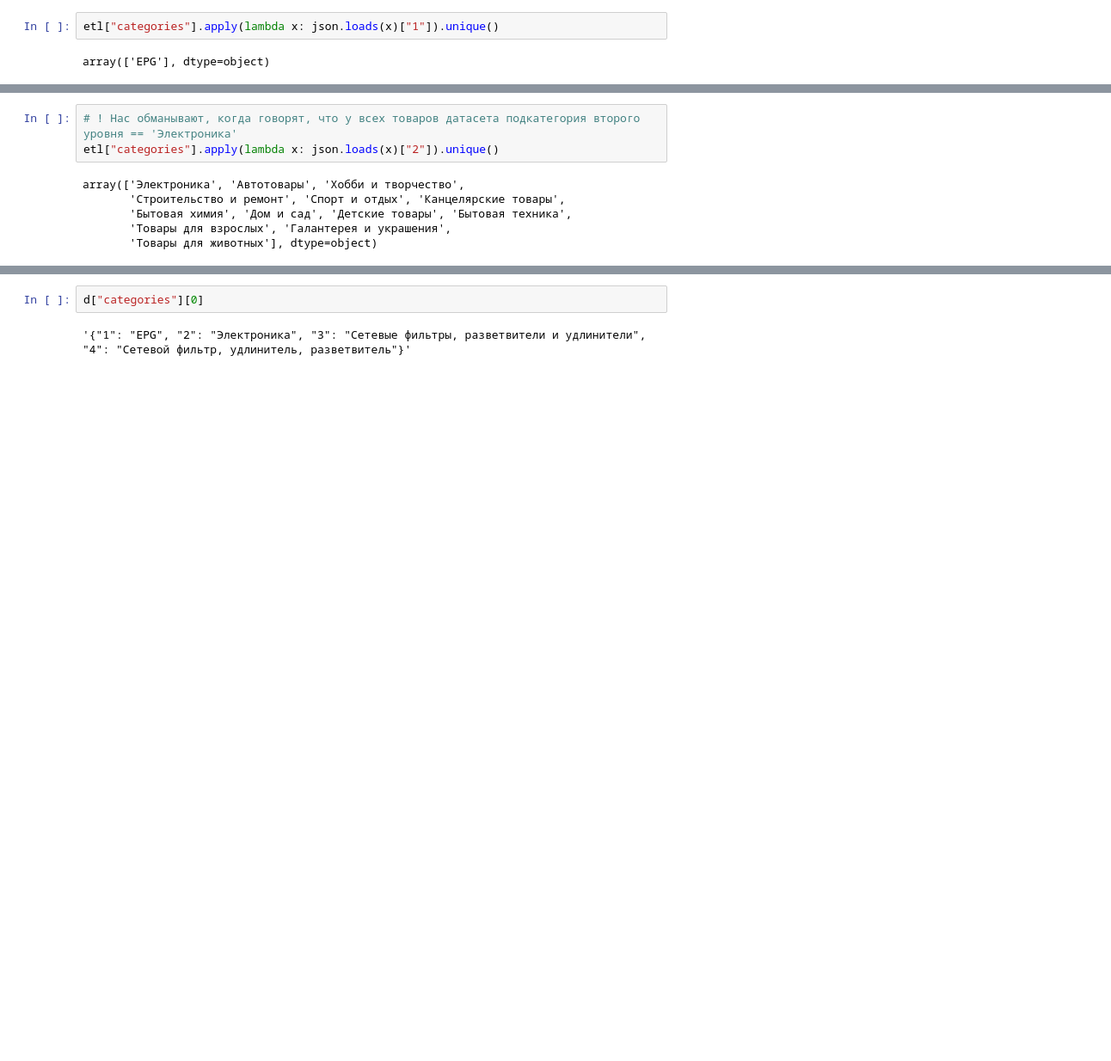
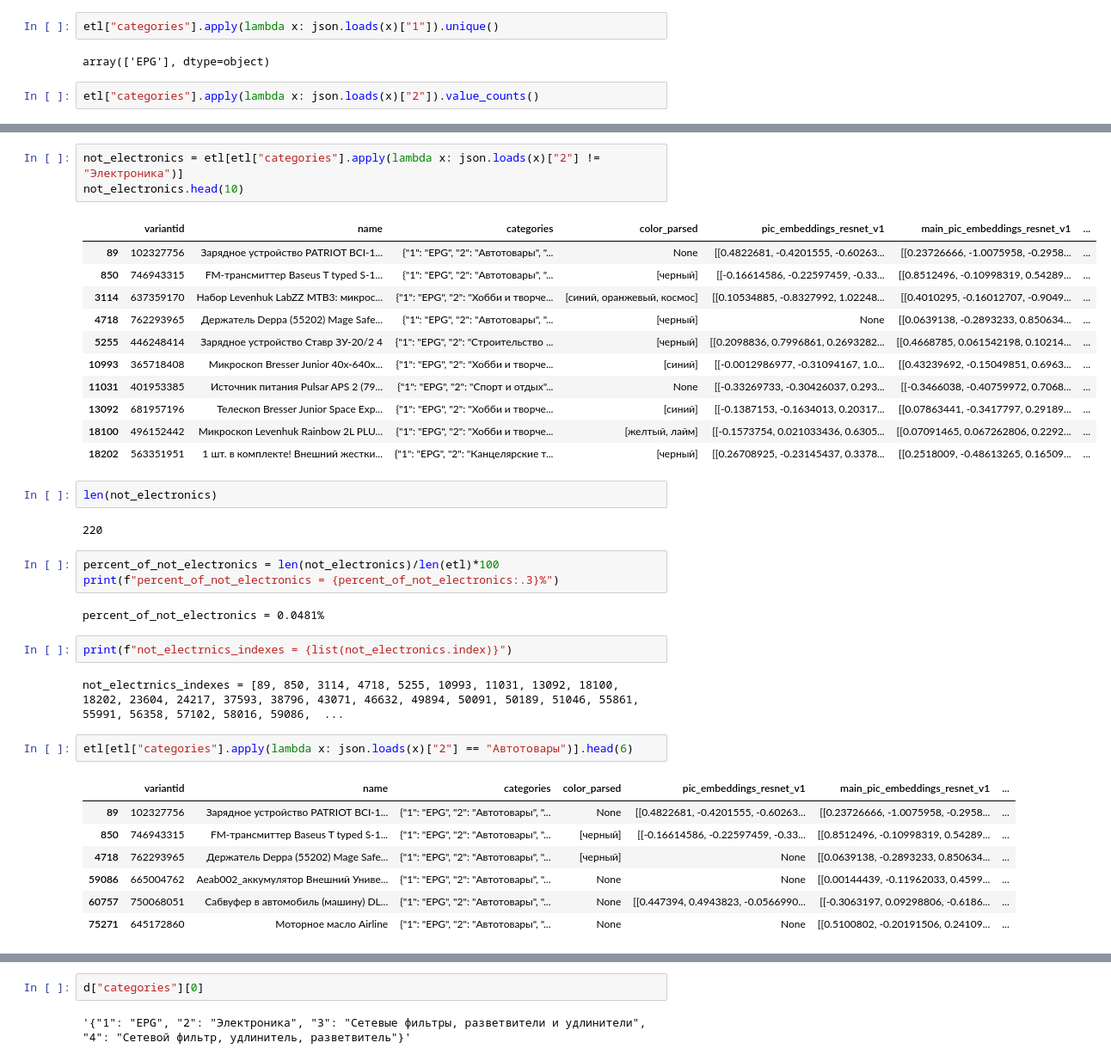
Before and after one commit to proshian/ozon_hackathon, a Jupyter notebook: dataset_investigation.ipynb, the cells around one changed output, grey strips where cells are left out. Shown at 86% size. Saved outputs shown, nothing was run; the diff lists cells and outputs as text; blank space fills up the shorter version.

```diff
--- a/dataset_investigation.ipynb
+++ b/dataset_investigation.ipynb
@@ -64,3 +64,5 @@ memory usage: 27.9+ MB
 etl["categories"].apply(lambda x: json.loads(x)["1"]).unique()
 # %% [output]
 array(['EPG'], dtype=object)
+# %%
+etl["categories"].apply(lambda x: json.loads(x)["2"]).value_counts()
@@ -67,12 +84,41 @@ array(['EPG'], dtype=object)
+# %%
+not_electronics = etl[etl["categories"].apply(lambda x: json.loads(x)["2"] != "Электроника")]
+not_electronics.head(10)
+# %% [output]
+|  | variantid | name | categories | color_parsed | pic_embeddings_resnet_v1 | main_pic_embeddings_resnet_v1 | ... |
+| 89 | 102327756 | Зарядное устройство PATRIOT BCI-1... | {"1": "EPG", "2": "Автотовары", "... | None | [[0.4822681, -0.4201555, -0.60263... | [[0.23726666, -1.0075958, -0.2958... | ... |
+| 850 | 746943315 | FM-трансмиттер Baseus T typed S-1... | {"1": "EPG", "2": "Автотовары", "... | [черный] | [[-0.16614586, -0.22597459, -0.33... | [[0.8512496, -0.10998319, 0.54289... | ... |
+| 3114 | 637359170 | Набор Levenhuk LabZZ MTВ3: микрос... | {"1": "EPG", "2": "Хобби и творче... | [синий, оранжевый, космос] | [[0.10534885, -0.8327992, 1.02248... | [[0.4010295, -0.16012707, -0.9049... | ... |
+| 4718 | 762293965 | Держатель Deppa (55202) Mage Safe... | {"1": "EPG", "2": "Автотовары", "... | [черный] | None | [[0.0639138, -0.2893233, 0.850634... | ... |
+| 5255 | 446248414 | Зарядное устройство Ставр ЗУ-20/2 4 | {"1": "EPG", "2": "Строительство ... | [черный] | [[0.2098836, 0.7996861, 0.2693282... | [[0.4668785, 0.061542198, 0.10214... | ... |
+| 10993 | 365718408 | Микроскоп Bresser Junior 40x-640x... | {"1": "EPG", "2": "Хобби и творче... | [синий] | [[-0.0012986977, -0.31094167, 1.0... | [[0.43239692, -0.15049851, 0.6963... | ... |
+| 11031 | 401953385 | Источник питания Pulsar APS 2 (79... | {"1": "EPG", "2": "Спорт и отдых"... | None | [[-0.33269733, -0.30426037, 0.293... | [[-0.3466038, -0.40759972, 0.7068... | ... |
+| 13092 | 681957196 | Телескоп Bresser Junior Space Exp... | {"1": "EPG", "2": "Хобби и творче... | [синий] | [[-0.1387153, -0.1634013, 0.20317... | [[0.07863441, -0.3417797, 0.29189... | ... |
+| 18100 | 496152442 | Микроскоп Levenhuk Rainbow 2L PLU... | {"1": "EPG", "2": "Хобби и творче... | [желтый, лайм] | [[-0.1573754, 0.021033436, 0.6305... | [[0.07091465, 0.067262806, 0.2292... | ... |
+| 18202 | 563351951 | 1 шт. в комплекте! Внешний жестки... | {"1": "EPG", "2": "Канцелярские т... | [черный] | [[0.26708925, -0.23145437, 0.3378... | [[0.2518009, -0.48613265, 0.16509... | ... |
+# %%
+len(not_electronics)
+# %% [output]
+220
+# %%
+percent_of_not_electronics = len(not_electronics)/len(etl)*100
+print(f"percent_of_not_electronics = {percent_of_not_electronics:.3}%")
+# %% [output]
+percent_of_not_electronics = 0.0481%
+# %%
+print(f"not_electrnics_indexes = {list(not_electronics.index)}")
+# %% [output]
+not_electrnics_indexes = [89, 850, 3114, 4718, 5255, 10993, 11031, 13092, 18100, 18202, 23604, 24217, 37593, 38796, 43071, 46632, 49894, 50091, 50189, 51046, 55861, 55991, 56358, 57102, 58016, 59086,  ...
 # %%
-# ! Нас обманывают, когда говорят, что у всех товаров датасета подкатегория второго уровня == 'Электроника'
-etl["categories"].apply(lambda x: json.loads(x)["2"]).unique()
+etl[etl["categories"].apply(lambda x: json.loads(x)["2"] == "Автотовары")].head(6)
 # %% [output]
-array(['Электроника', 'Автотовары', 'Хобби и творчество',
-       'Строительство и ремонт', 'Спорт и отдых', 'Канцелярские товары',
-       'Бытовая химия', 'Дом и сад', 'Детские товары', 'Бытовая техника',
-       'Товары для взрослых', 'Галантерея и украшения',
-       'Товары для животных'], dtype=object)
+|  | variantid | name | categories | color_parsed | pic_embeddings_resnet_v1 | main_pic_embeddings_resnet_v1 | ... |
+| 89 | 102327756 | Зарядное устройство PATRIOT BCI-1... | {"1": "EPG", "2": "Автотовары", "... | None | [[0.4822681, -0.4201555, -0.60263... | [[0.23726666, -1.0075958, -0.2958... | ... |
+| 850 | 746943315 | FM-трансмиттер Baseus T typed S-1... | {"1": "EPG", "2": "Автотовары", "... | [черный] | [[-0.16614586, -0.22597459, -0.33... | [[0.8512496, -0.10998319, 0.54289... | ... |
+| 4718 | 762293965 | Держатель Deppa (55202) Mage Safe... | {"1": "EPG", "2": "Автотовары", "... | [черный] | None | [[0.0639138, -0.2893233, 0.850634... | ... |
+| 59086 | 665004762 | Aeab002_аккумулятор Внешний Униве... | {"1": "EPG", "2": "Автотовары", "... | None | None | [[0.00144439, -0.11962033, 0.4599... | ... |
+| 60757 | 750068051 | Сабвуфер в автомобиль (машину) DL... | {"1": "EPG", "2": "Автотовары", "... | None | [[0.447394, 0.4943823, -0.0566990... | [[-0.3063197, 0.09298806, -0.6186... | ... |
+| 75271 | 645172860 | Моторное масло Airline | {"1": "EPG", "2": "Автотовары", "... | None | None | [[0.5100802, -0.20191506, 0.24109... | ... |
 # %%
 # решил для каждого типа фичей посмотреть на несколько примеров
 from collections import defaultdict
```
Also changed, not shown: parts of 3 cells of this notebook, 16 other files.
